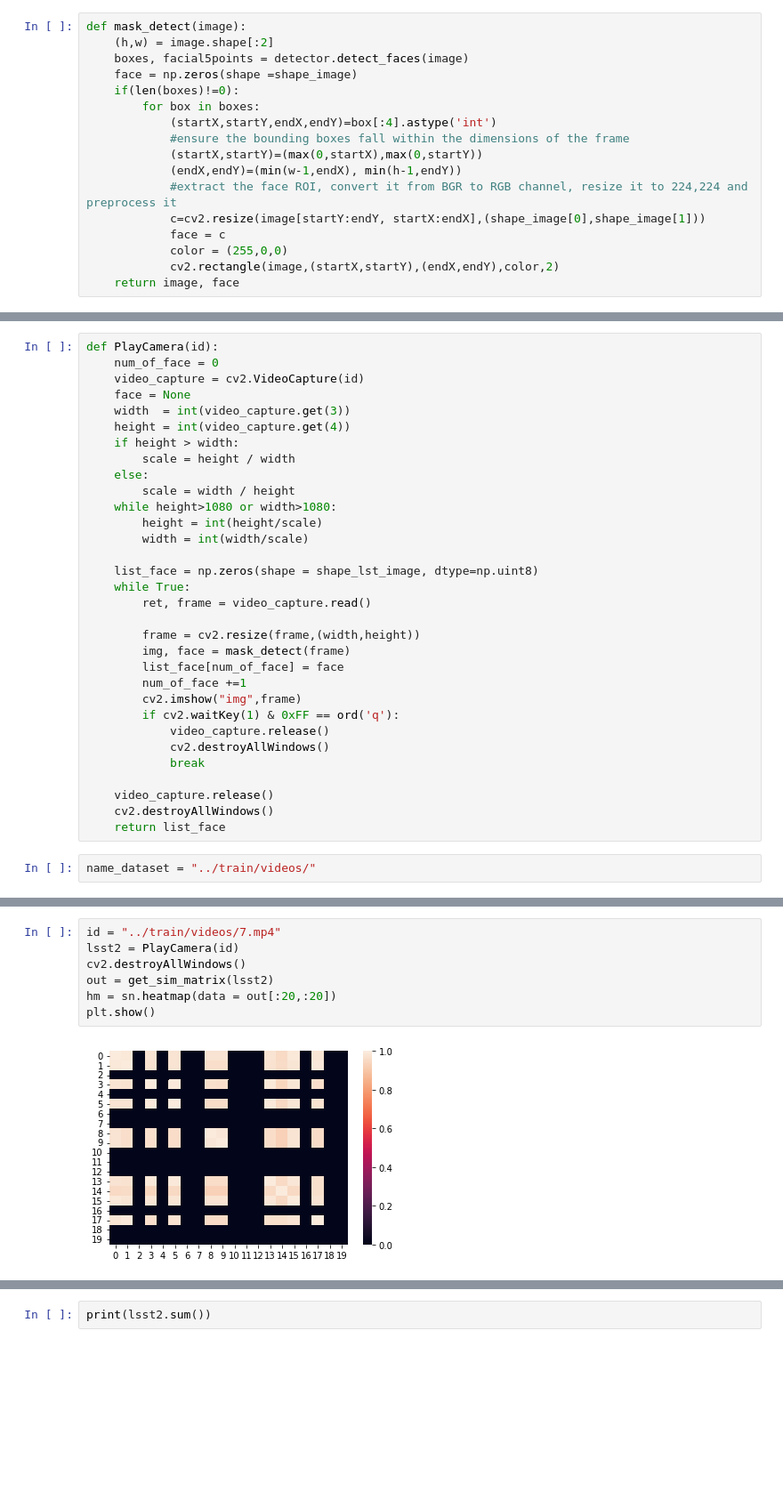
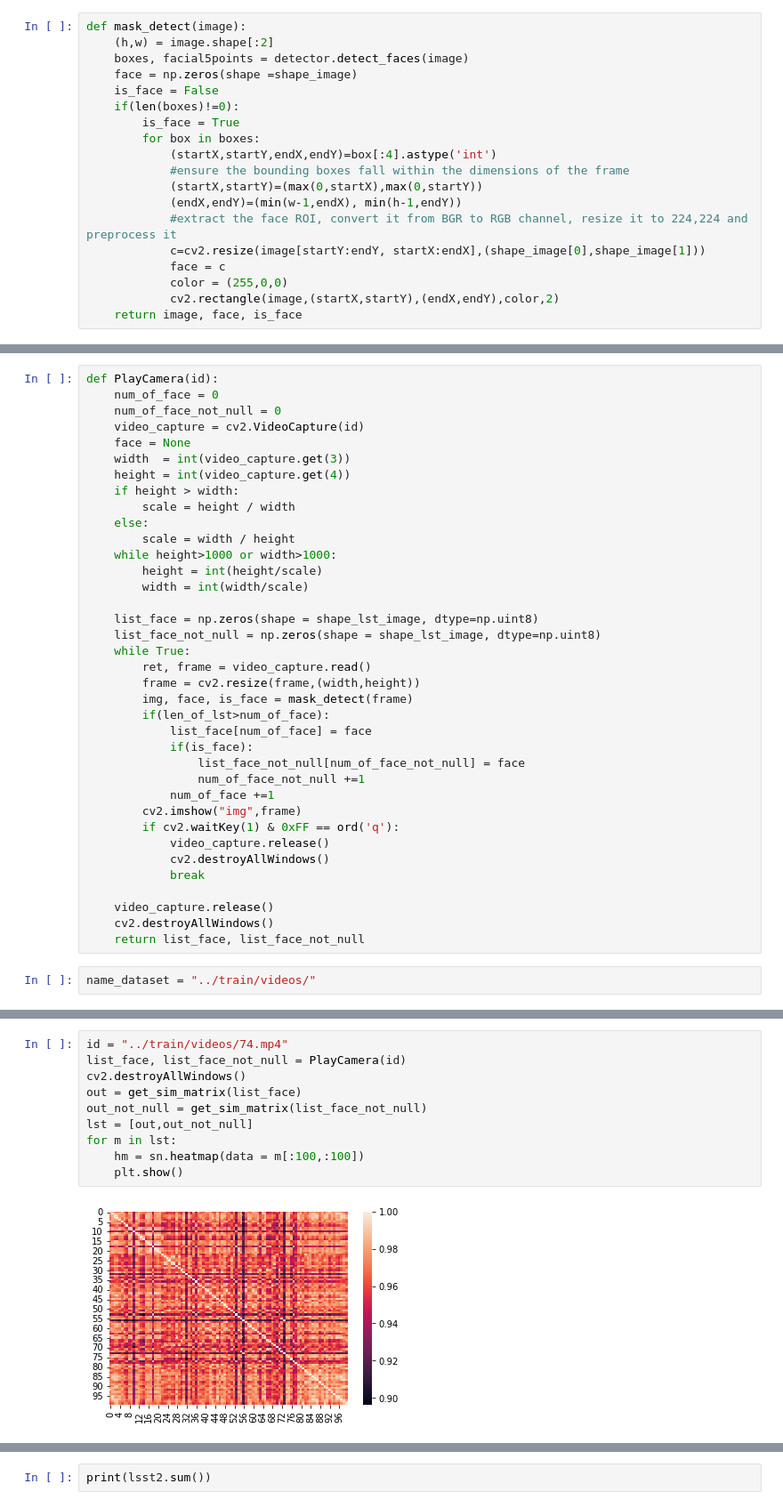
Before and after one commit to Truyen724/Zalo_liveness_Detection, a Jupyter notebook: test.ipynb, the cells around one changed output, grey strips where cells are left out. Shown at 89% size. Drawn from its saved outputs; the diff is of its cells as text; blank space fills up the shorter version.

```diff
--- a/test.ipynb
+++ b/test.ipynb
@@ -42,7 +42,9 @@ def mask_detect(image):
     (h,w) = image.shape[:2]
     boxes, facial5points = detector.detect_faces(image)
     face = np.zeros(shape =shape_image)
+    is_face = False
     if(len(boxes)!=0):
+        is_face = True
         for box in boxes:
             (startX,startY,endX,endY)=box[:4].astype('int')
             #ensure the bounding boxes fall within the dimensions of the frame
@@ -53,7 +55,7 @@ def mask_detect(image):
             face = c
             color = (255,0,0)
             cv2.rectangle(image,(startX,startY),(endX,endY),color,2)
-    return image, face
+    return image, face, is_face
 # %%
 
 def get_sim_matrix(lst_img):
@@ -63,6 +65,7 @@ def get_sim_matrix(lst_img):
 # %%
 def PlayCamera(id):
     num_of_face = 0
+    num_of_face_not_null = 0
     video_capture = cv2.VideoCapture(id)
     face = None
     width  = int(video_capture.get(3))
@@ -71,18 +74,22 @@ def PlayCamera(id):
         scale = height / width
     else:
         scale = width / height
-    while height>1080 or width>1080:
+    while height>1000 or width>1000:
         height = int(height/scale)
         width = int(width/scale)
 
     list_face = np.zeros(shape = shape_lst_image, dtype=np.uint8)
+    list_face_not_null = np.zeros(shape = shape_lst_image, dtype=np.uint8)
     while True:
         ret, frame = video_capture.read()
-
         frame = cv2.resize(frame,(width,height))
-        img, face = mask_detect(frame)
-        list_face[num_of_face] = face
-        num_of_face +=1
+        img, face, is_face = mask_detect(frame)
+        if(len_of_lst>num_of_face):
+            list_face[num_of_face] = face
+            if(is_face):
+                list_face_not_null[num_of_face_not_null] = face
+                num_of_face_not_null +=1
+            num_of_face +=1
         cv2.imshow("img",frame)
         if cv2.waitKey(1) & 0xFF == ord('q'):
             video_capture.release()
@@ -91,7 +98,7 @@ def PlayCamera(id):
 
     video_capture.release()
     cv2.destroyAllWindows()
-    return list_face
+    return list_face, list_face_not_null
 # %%
 name_dataset = "../train/videos/"
 # %%
@@ -106,10 +117,13 @@ def get_embeded(data_csv):
     return data_csv,lst_out
 # %%
-id = "../train/videos/7.mp4"
-lsst2 = PlayCamera(id)
+id = "../train/videos/74.mp4"
+list_face, list_face_not_null = PlayCamera(id)
 cv2.destroyAllWindows()
-out = get_sim_matrix(lsst2)
-hm = sn.heatmap(data = out[:20,:20])
-plt.show()
+out = get_sim_matrix(list_face)
+out_not_null = get_sim_matrix(list_face_not_null)
+lst = [out,out_not_null]
+for m in lst:
+    hm = sn.heatmap(data = m[:100,:100])
+    plt.show()
 # %% [output]
-[figure, old version]
+[figure, new version]
```
Also changed, not shown: parts of 7 cells of this notebook, 7 other files.
